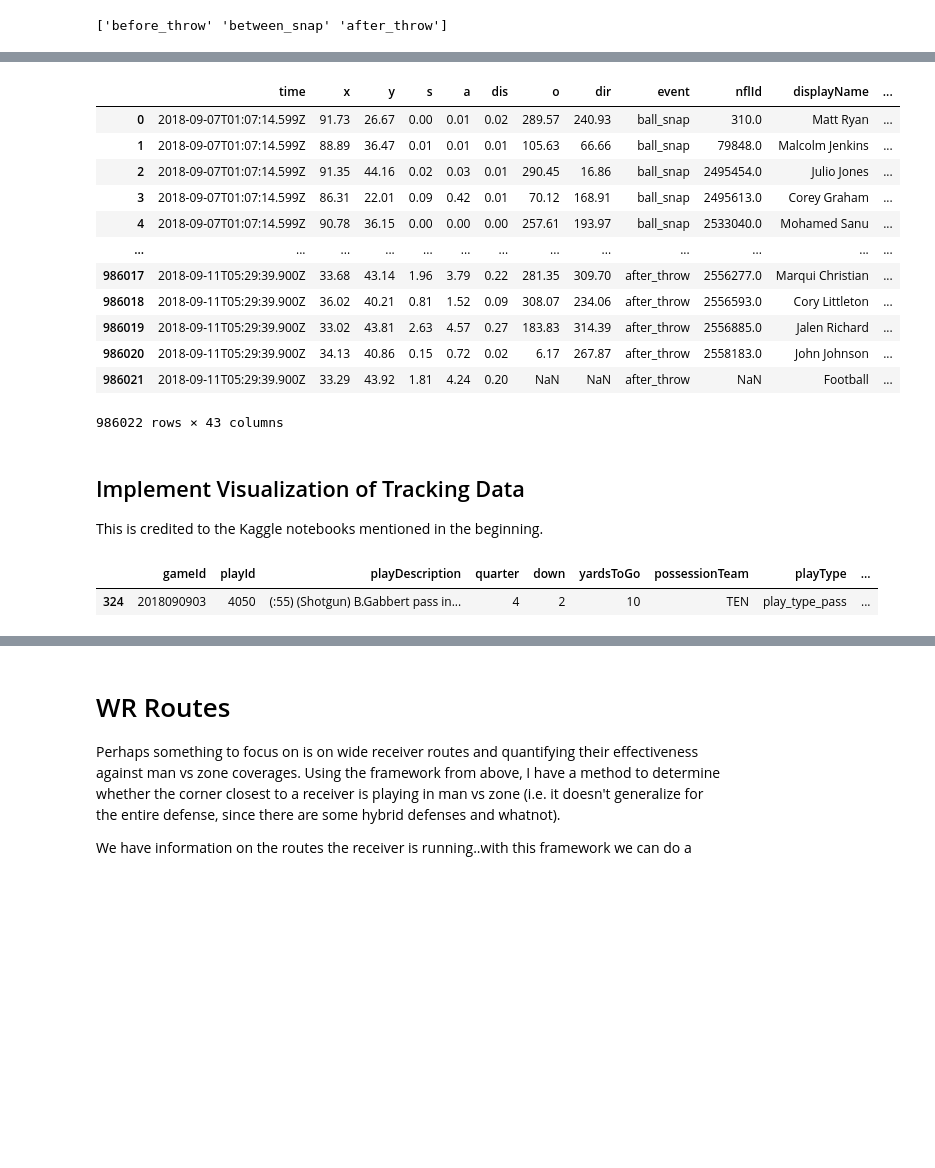
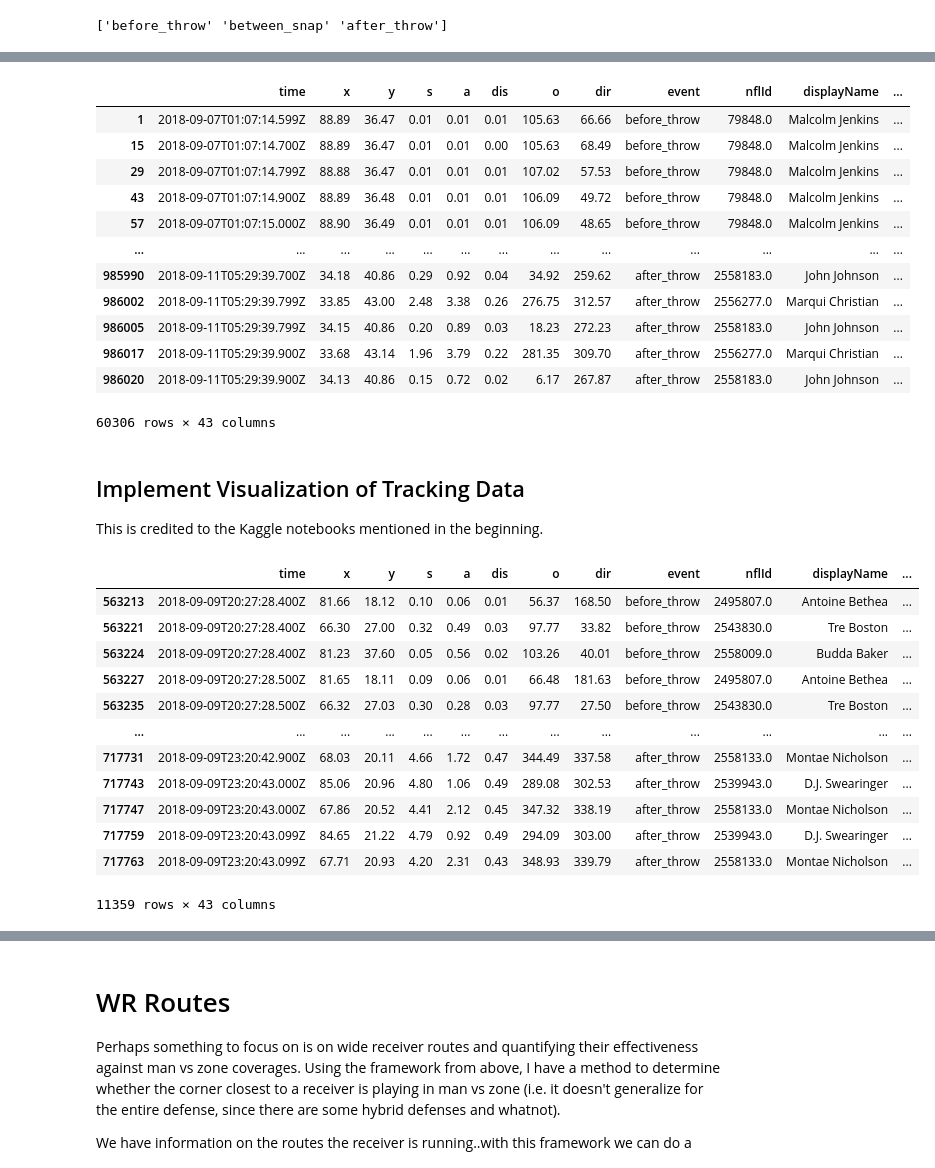
Before and after one commit to taarakshah/nfl-tendency, a Jupyter notebook: 3_Tracking-Data-Setup.ipynb, the cells around one changed output, grey strips where cells are left out. Cells and saved outputs as stored; diff of their text form; code cells hidden in the pictures; blank space fills up the shorter version.

```diff
--- a/3_Tracking-Data-Setup.ipynb
+++ b/3_Tracking-Data-Setup.ipynb
@@ -229,43 +237,46 @@ features = [varX, varY, varS, oppVar, oppMean, mateVar, mateMean, oppDirVar, opp
 for feature in features:
     weekMod = pd.merge(weekMod, feature, how='left', on=['gameId', 'event', 'playId', 'nflId'])
 # %%
-# Set the train dataset
-X = weekMod.loc[weekMod['position'] == 'CB'][weekMod.columns[30:]].dropna()
+## set training data, only consider created features
+## only classify CB for now
+## add in safety
+X = weekMod.loc[(weekMod['position']=='FS') | (weekMod['position']=='SS') | (weekMod['position']=='CB')][weekMod.columns[30:]].dropna()
 xTrain = X.drop_duplicates()
 
-# Scale the data
+## scale the data, required for unsupervised data
 scaler = MinMaxScaler()
 scaler.fit(xTrain)
 xTrainScaled = scaler.transform(xTrain)
 
-# Set and train the GMM
-gmm = GaussianMixture(n_components=2, covariance_type='full', random_state=42)
+## train the GMM
+gmm = GaussianMixture(n_components=2, covariance_type='full', random_state=2022)
 gmm.fit(xTrainScaled)
 
-# Make class prediction and probability estimation
+## make class prediction and probability estimation
+## zone=1, man=0 in prediction prob
 pred = gmm.predict(X)
 prob = gmm.predict_proba(X)
 
-# Join the class prediction and probability estimation into our main dataframe
+# join the class prediction and probability estimation into our main dataframe
 X['cluster'] = pred
 X['cluster_prob'] = prob[:,0]
 weekFin = weekMod.join(X[['cluster', 'cluster_prob']])
 # %%
-weekFin
+weekFin.loc[weekFin['position']=='SS']
 # %% [output]
 |  | time | x | y | s | a | dis | o | dir | event | nflId | displayName | ... |
-| 0 | 2018-09-07T01:07:14.599Z | 91.73 | 26.67 | 0.00 | 0.01 | 0.02 | 289.57 | 240.93 | ball_snap | 310.0 | Matt Ryan | ... |
-| 1 | 2018-09-07T01:07:14.599Z | 88.89 | 36.47 | 0.01 | 0.01 | 0.01 | 105.63 | 66.66 | ball_snap | 79848.0 | Malcolm Jenkins | ... |
-| 2 | 2018-09-07T01:07:14.599Z | 91.35 | 44.16 | 0.02 | 0.03 | 0.01 | 290.45 | 16.86 | ball_snap | 2495454.0 | Julio Jones | ... |
-| 3 | 2018-09-07T01:07:14.599Z | 86.31 | 22.01 | 0.09 | 0.42 | 0.01 | 70.12 | 168.91 | ball_snap | 2495613.0 | Corey Graham | ... |
-| 4 | 2018-09-07T01:07:14.599Z | 90.78 | 36.15 | 0.00 | 0.00 | 0.00 | 257.61 | 193.97 | ball_snap | 2533040.0 | Mohamed Sanu | ... |
+| 1 | 2018-09-07T01:07:14.599Z | 88.89 | 36.47 | 0.01 | 0.01 | 0.01 | 105.63 | 66.66 | before_throw | 79848.0 | Malcolm Jenkins | ... |
+| 15 | 2018-09-07T01:07:14.700Z | 88.89 | 36.47 | 0.01 | 0.01 | 0.00 | 105.63 | 68.49 | before_throw | 79848.0 | Malcolm Jenkins | ... |
+| 29 | 2018-09-07T01:07:14.799Z | 88.88 | 36.47 | 0.01 | 0.01 | 0.01 | 107.02 | 57.53 | before_throw | 79848.0 | Malcolm Jenkins | ... |
+| 43 | 2018-09-07T01:07:14.900Z | 88.89 | 36.48 | 0.01 | 0.01 | 0.01 | 106.09 | 49.72 | before_throw | 79848.0 | Malcolm Jenkins | ... |
+| 57 | 2018-09-07T01:07:15.000Z | 88.90 | 36.49 | 0.01 | 0.01 | 0.01 | 106.09 | 48.65 | before_throw | 79848.0 | Malcolm Jenkins | ... |
 | ... | ... | ... | ... | ... | ... | ... | ... | ... | ... | ... | ... | ... |
+| 985990 | 2018-09-11T05:29:39.700Z | 34.18 | 40.86 | 0.29 | 0.92 | 0.04 | 34.92 | 259.62 | after_throw | 2558183.0 | John Johnson | ... |
+| 986002 | 2018-09-11T05:29:39.799Z | 33.85 | 43.00 | 2.48 | 3.38 | 0.26 | 276.75 | 312.57 | after_throw | 2556277.0 | Marqui Christian | ... |
+| 986005 | 2018-09-11T05:29:39.799Z | 34.15 | 40.86 | 0.20 | 0.89 | 0.03 | 18.23 | 272.23 | after_throw | 2558183.0 | John Johnson | ... |
 | 986017 | 2018-09-11T05:29:39.900Z | 33.68 | 43.14 | 1.96 | 3.79 | 0.22 | 281.35 | 309.70 | after_throw | 2556277.0 | Marqui Christian | ... |
-| 986018 | 2018-09-11T05:29:39.900Z | 36.02 | 40.21 | 0.81 | 1.52 | 0.09 | 308.07 | 234.06 | after_throw | 2556593.0 | Cory Littleton | ... |
-| 986019 | 2018-09-11T05:29:39.900Z | 33.02 | 43.81 | 2.63 | 4.57 | 0.27 | 183.83 | 314.39 | after_throw | 2556885.0 | Jalen Richard | ... |
 | 986020 | 2018-09-11T05:29:39.900Z | 34.13 | 40.86 | 0.15 | 0.72 | 0.02 | 6.17 | 267.87 | after_throw | 2558183.0 | John Johnson | ... |
-| 986021 | 2018-09-11T05:29:39.900Z | 33.29 | 43.92 | 1.81 | 4.24 | 0.20 | NaN | NaN | after_throw | NaN | Football | ... |
-986022 rows × 43 columns
+60306 rows × 43 columns
 # %% [markdown]
 ## Implement Visualization of Tracking Data
 
@@ -491,7 +502,21 @@ def animate_player_movement(weekData, playId, gameId):
     return anim
 # %%
 plays.sample()
+plays.loc[plays['gameId'] < 2018100000].sample()
+
+weekFin.loc[(weekFin['gameId']==2018090909) & (weekFin['position']=='FS')]
 # %% [output]
-|  | gameId | playId | playDescription | quarter | down | yardsToGo | possessionTeam | playType | ... |
-| 324 | 2018090903 | 4050 | (:55) (Shotgun) B.Gabbert pass in... | 4 | 2 | 10 | TEN | play_type_pass | ... |
+|  | time | x | y | s | a | dis | o | dir | event | nflId | displayName | ... |
+| 563213 | 2018-09-09T20:27:28.400Z | 81.66 | 18.12 | 0.10 | 0.06 | 0.01 | 56.37 | 168.50 | before_throw | 2495807.0 | Antoine Bethea | ... |
+| 563221 | 2018-09-09T20:27:28.400Z | 66.30 | 27.00 | 0.32 | 0.49 | 0.03 | 97.77 | 33.82 | before_throw | 2543830.0 | Tre Boston | ... |
+| 563224 | 2018-09-09T20:27:28.400Z | 81.23 | 37.60 | 0.05 | 0.56 | 0.02 | 103.26 | 40.01 | before_throw | 2558009.0 | Budda Baker | ... |
+| 563227 | 2018-09-09T20:27:28.500Z | 81.65 | 18.11 | 0.09 | 0.06 | 0.01 | 66.48 | 181.63 | before_throw | 2495807.0 | Antoine Bethea | ... |
+| 563235 | 2018-09-09T20:27:28.500Z | 66.32 | 27.03 | 0.30 | 0.28 | 0.03 | 97.77 | 27.50 | before_throw | 2543830.0 | Tre Boston | ... |
+| ... | ... | ... | ... | ... | ... | ... | ... | ... | ... | ... | ... | ... |
+| 717731 | 2018-09-09T23:20:42.900Z | 68.03 | 20.11 | 4.66 | 1.72 | 0.47 | 344.49 | 337.58 | after_throw | 2558133.0 | Montae Nicholson | ... |
+| 717743 | 2018-09-09T23:20:43.000Z | 85.06 | 20.96 | 4.80 | 1.06 | 0.49 | 289.08 | 302.53 | after_throw | 2539943.0 | D.J. Swearinger | ... |
+| 717747 | 2018-09-09T23:20:43.000Z | 67.86 | 20.52 | 4.41 | 2.12 | 0.45 | 347.32 | 338.19 | after_throw | 2558133.0 | Montae Nicholson | ... |
+| 717759 | 2018-09-09T23:20:43.099Z | 84.65 | 21.22 | 4.79 | 0.92 | 0.49 | 294.09 | 303.00 | after_throw | 2539943.0 | D.J. Swearinger | ... |
+| 717763 | 2018-09-09T23:20:43.099Z | 67.71 | 20.93 | 4.20 | 2.31 | 0.43 | 348.93 | 339.79 | after_throw | 2558133.0 | Montae Nicholson | ... |
+11359 rows × 43 columns
 # %%
```
Also changed, not shown: parts of 4 cells of this notebook.
